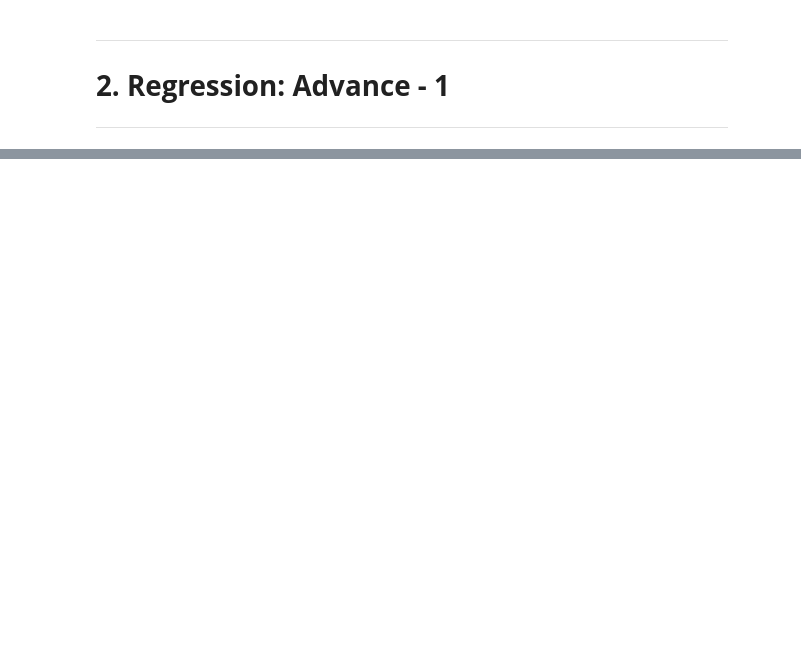
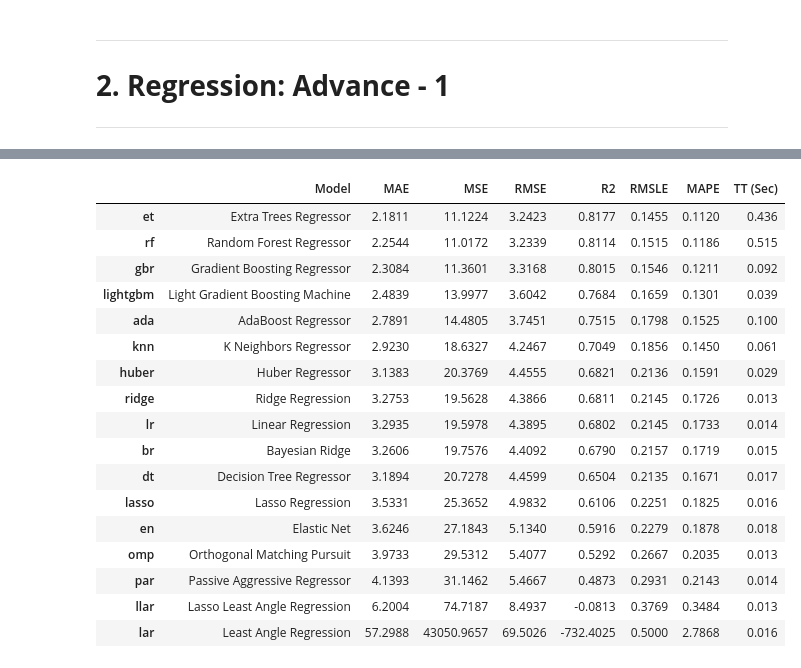
Before and after one commit to psrana/Machine-Learning-using-PyCaret, a Jupyter notebook: 02_PyCaret_for_Regression_with_Results.ipynb, the cells around one changed output, grey strips where cells are left out. Cells and saved outputs as stored; diff of their text form; code cells hidden in the pictures; blank space fills up the shorter version.

```diff
--- a/02_PyCaret_for_Regression_with_Results.ipynb
+++ b/02_PyCaret_for_Regression_with_Results.ipynb
@@ -538,0 +384,22 @@ Model Hyperparameter         'parameter'
+# %%
+s = setup(data = bostonDataSet, target = 'medv', remove_outliers = True, outliers_threshold = 0.05, normalize = True, normalize_method = 'zscore', transformation = True, transformation_method = 'yeo-johnson', silent=True)
+cm = compare_models()
+# %% [output]
+|  | Model | MAE | MSE | RMSE | R2 | RMSLE | MAPE | TT (Sec) |
+| et | Extra Trees Regressor | 2.1811 | 11.1224 | 3.2423 | 0.8177 | 0.1455 | 0.1120 | 0.436 |
+| rf | Random Forest Regressor | 2.2544 | 11.0172 | 3.2339 | 0.8114 | 0.1515 | 0.1186 | 0.515 |
+| gbr | Gradient Boosting Regressor | 2.3084 | 11.3601 | 3.3168 | 0.8015 | 0.1546 | 0.1211 | 0.092 |
+| lightgbm | Light Gradient Boosting Machine | 2.4839 | 13.9977 | 3.6042 | 0.7684 | 0.1659 | 0.1301 | 0.039 |
+| ada | AdaBoost Regressor | 2.7891 | 14.4805 | 3.7451 | 0.7515 | 0.1798 | 0.1525 | 0.100 |
+| knn | K Neighbors Regressor | 2.9230 | 18.6327 | 4.2467 | 0.7049 | 0.1856 | 0.1450 | 0.061 |
+| huber | Huber Regressor | 3.1383 | 20.3769 | 4.4555 | 0.6821 | 0.2136 | 0.1591 | 0.029 |
+| ridge | Ridge Regression | 3.2753 | 19.5628 | 4.3866 | 0.6811 | 0.2145 | 0.1726 | 0.013 |
+| lr | Linear Regression | 3.2935 | 19.5978 | 4.3895 | 0.6802 | 0.2145 | 0.1733 | 0.014 |
+| br | Bayesian Ridge | 3.2606 | 19.7576 | 4.4092 | 0.6790 | 0.2157 | 0.1719 | 0.015 |
+| dt | Decision Tree Regressor | 3.1894 | 20.7278 | 4.4599 | 0.6504 | 0.2135 | 0.1671 | 0.017 |
+| lasso | Lasso Regression | 3.5331 | 25.3652 | 4.9832 | 0.6106 | 0.2251 | 0.1825 | 0.016 |
+| en | Elastic Net | 3.6246 | 27.1843 | 5.1340 | 0.5916 | 0.2279 | 0.1878 | 0.018 |
+| omp | Orthogonal Matching Pursuit | 3.9733 | 29.5312 | 5.4077 | 0.5292 | 0.2667 | 0.2035 | 0.013 |
+| par | Passive Aggressive Regressor | 4.1393 | 31.1462 | 5.4667 | 0.4873 | 0.2931 | 0.2143 | 0.014 |
+| llar | Lasso Least Angle Regression | 6.2004 | 74.7187 | 8.4937 | -0.0813 | 0.3769 | 0.3484 | 0.013 |
+| lar | Least Angle Regression | 57.2988 | 43050.9657 | 69.5026 | -732.4025 | 0.5000 | 2.7868 | 0.016 |
```
Also changed, not shown: parts of 90 cells of this notebook.
